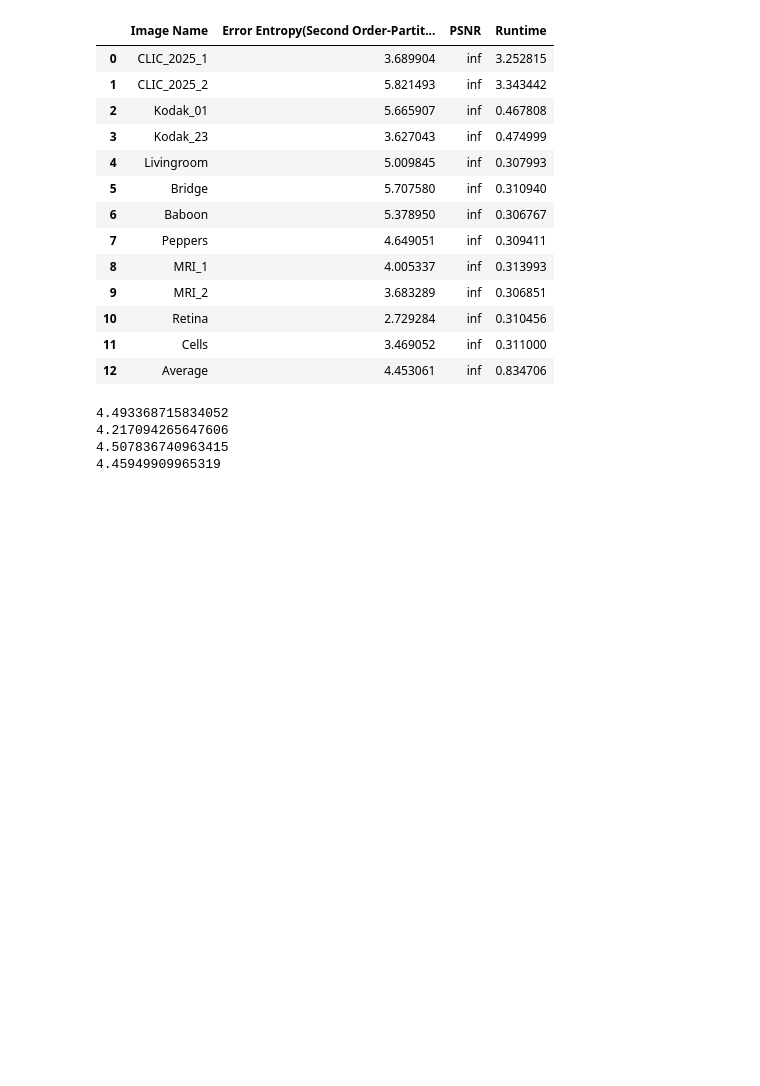
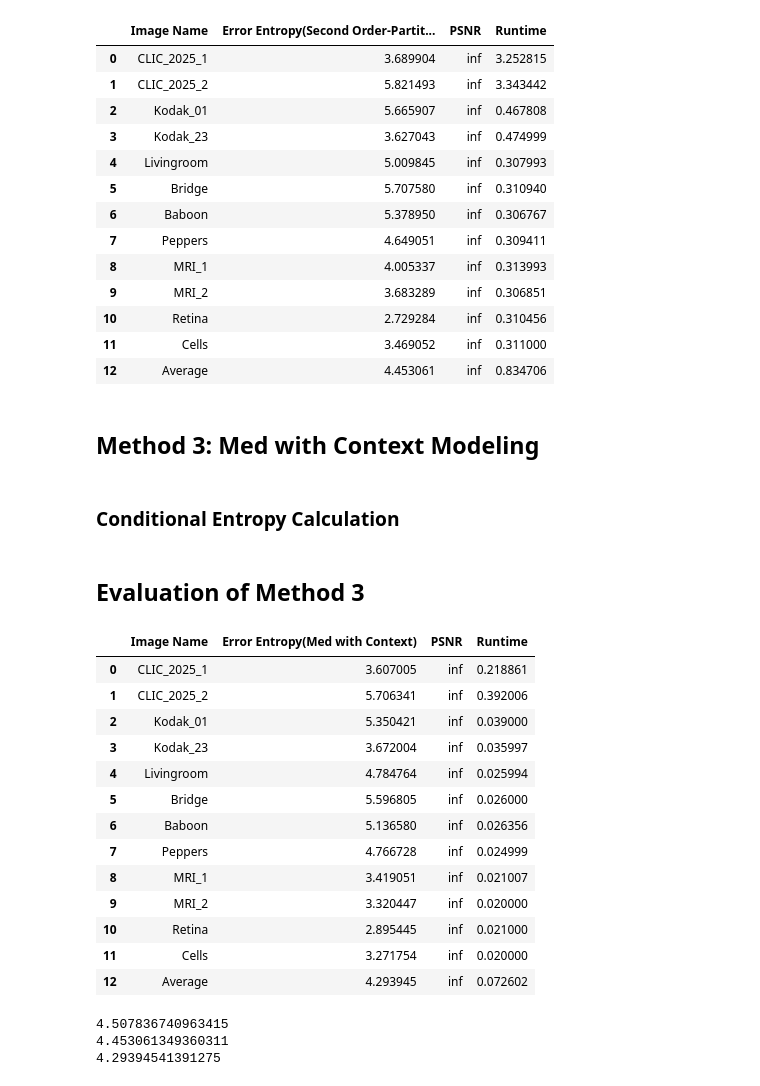
Before and after one commit to pouriaSameti/Advanced-Multimedia-Systems, a Jupyter notebook: Exercise 2/code.ipynb, the cells around one changed output. Drawn from its saved outputs; the diff is of its cells as text; code cells hidden in the pictures; blank space fills up the shorter version.

Commit message:
Exercise 2: Add Lossless Med with Context Modeling Predictor.

```diff
--- a/Exercise 2/code.ipynb
+++ b/Exercise 2/code.ipynb
@@ -485,3 +485,7 @@ evaluation_table_two
 | 10 | Retina | 2.729284 | inf | 0.310456 |
 | 11 | Cells | 3.469052 | inf | 0.311000 |
 | 12 | Average | 4.453061 | inf | 0.834706 |
+# %% [markdown]
+## Method 3: Med with Context Modeling
+# %% [markdown]
+### Conditional Entropy Calculation
@@ -488,10 +649,54 @@ evaluation_table_two
+# %% [markdown]
+## Evaluation of Method 3
+# %%
+evaluation_table_three = []
+for image_name in test_path:
+    name = image_name.split('/')[1].split('.')[0]
+    image = cv2.imread(image_name, cv2.IMREAD_UNCHANGED)
+
+    start_time = time.time()
+    residuals, contexts = my_predictor_third(image)
+    reconstructed = my_reconstruct_third(residuals, contexts)
+    end_time = time.time()
+    runtime = end_time - start_time
+
+    entropy_per_ctx, overall_entropy = entropy_for_context_model(residuals)
+
+    evaluation_table_three.append({'Image Name': name, 'Error Entropy(Med with Context)': overall_entropy,
+                                   'PSNR': peak_signal_noise_ratio(image, reconstructed),
+                                   'Runtime': runtime})
+
+evaluation_table_three = pd.DataFrame(evaluation_table_three)
+
+
+# Average Row
+error_entropy_mean_three = evaluation_table_three['Error Entropy(Med with Context)'].mean()
+runtime_mean_three = evaluation_table_three['Runtime'].mean()
+evaluation_table_three.loc[len(evaluation_table_three)] = {"Image Name": "Average", 'Error Entropy(Med with Context)': error_entropy_mean_three,
+                                                           "PSNR": np.inf,
+                                                           "Runtime": runtime_mean_three}
+
+evaluation_table_three
+# %% [output]
+|  | Image Name | Error Entropy(Med with Context) | PSNR | Runtime |
+| 0 | CLIC_2025_1 | 3.607005 | inf | 0.218861 |
+| 1 | CLIC_2025_2 | 5.706341 | inf | 0.392006 |
+| 2 | Kodak_01 | 5.350421 | inf | 0.039000 |
+| 3 | Kodak_23 | 3.672004 | inf | 0.035997 |
+| 4 | Livingroom | 4.784764 | inf | 0.025994 |
+| 5 | Bridge | 5.596805 | inf | 0.026000 |
+| 6 | Baboon | 5.136580 | inf | 0.026356 |
+| 7 | Peppers | 4.766728 | inf | 0.024999 |
+| 8 | MRI_1 | 3.419051 | inf | 0.021007 |
+| 9 | MRI_2 | 3.320447 | inf | 0.020000 |
+| 10 | Retina | 2.895445 | inf | 0.021000 |
+| 11 | Cells | 3.271754 | inf | 0.020000 |
+| 12 | Average | 4.293945 | inf | 0.072602 |
 # %%
-print(evaluation_table_med['Error Entropy(MED)'].mean())
-print(evaluation_table_three_order['Error Entropy(OPT-3)'].mean())
-print(evaluation_table_my_predictor['Error Entropy(my_method)'].mean())
-print(evaluation_table_my_predictor_second['Error Entropy(my_method_second)'].mean())
+print(evaluation_table_one['Error Entropy(MED-with-Partitioning)'].mean())
+print(evaluation_table_two['Error Entropy(Second Order-Partitioning)'].mean())
+print(evaluation_table_three['Error Entropy(Med with Context)'].mean())
 # %% [output]
-4.493368715834052
-4.217094265647606
 4.507836740963415
-4.45949909965319
+4.453061349360311
+4.29394541391275
```
Also changed, not shown: parts of 2 cells of this notebook.
